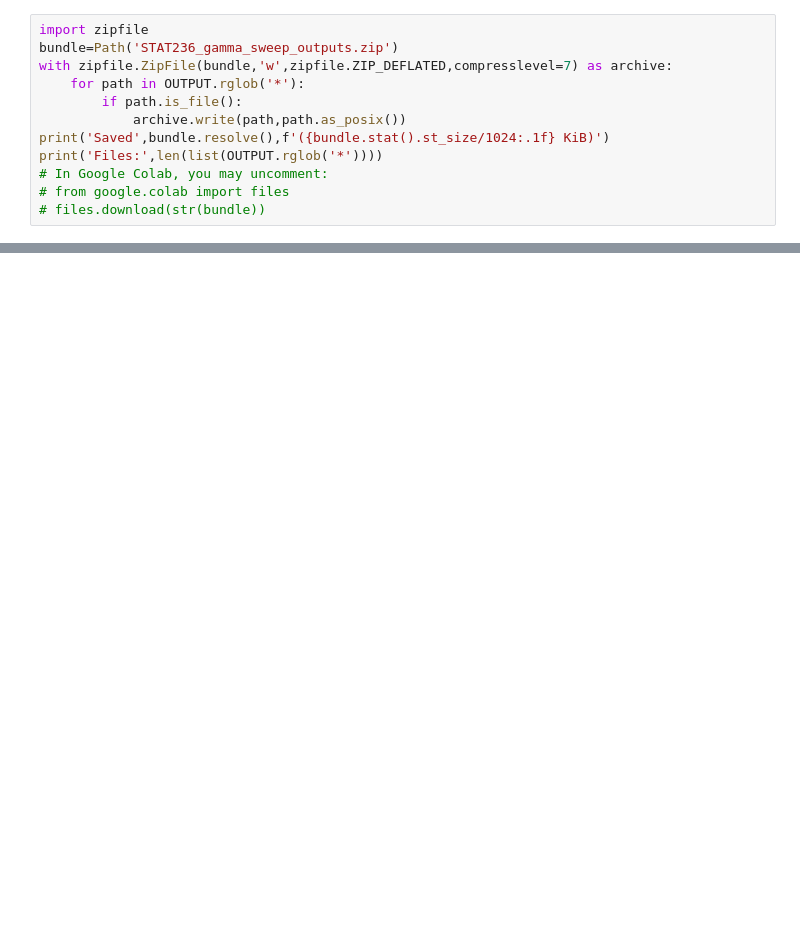
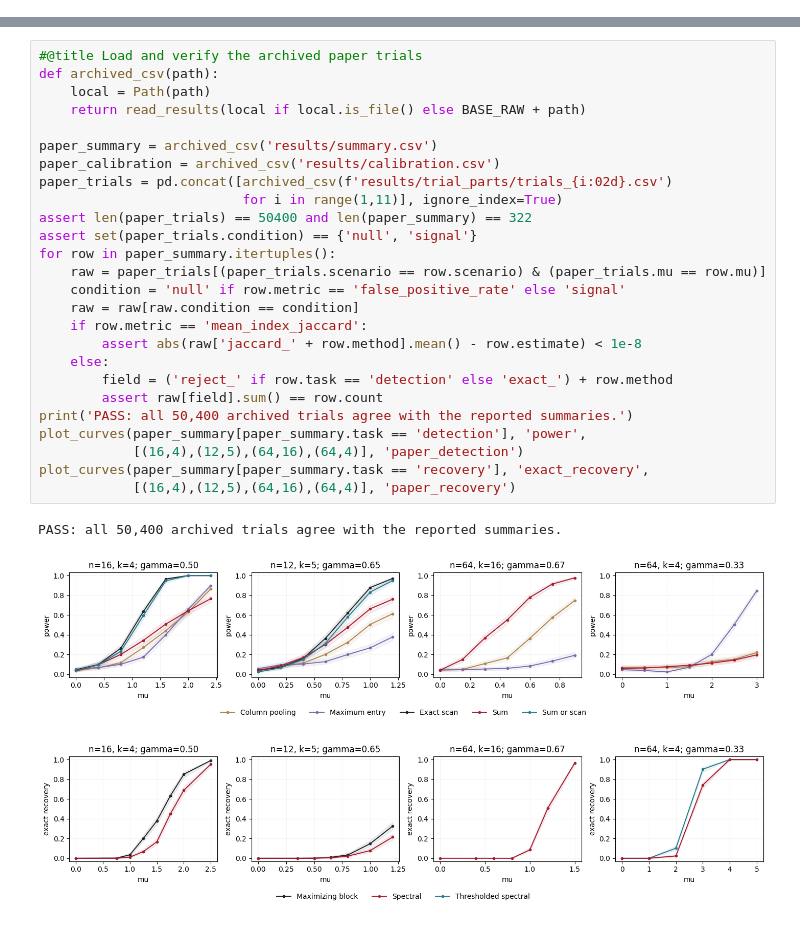
Before and after one commit to avchadha/STAT-236-PROJECT-CHADHA-DOUGHAN, a Jupyter notebook: notebooks/STAT236_Sparse_Submatrix_Experiments.ipynb, the cells around one changed output, grey strips where cells are left out. Drawn from its saved outputs; the diff is of its cells as text; blank space fills up the shorter version.

Commit message:
Make notebook standalone with verified regime and threshold sweeps

```diff
--- a/notebooks/STAT236_Sparse_Submatrix_Experiments.ipynb
+++ b/notebooks/STAT236_Sparse_Submatrix_Experiments.ipynb
@@ -882,12 +0,0 @@ In a new Colab session, you can rerun just one matrix size by setting `ONLY_N`,
-# %%
-import zipfile
-bundle=Path('STAT236_gamma_sweep_outputs.zip')
-with zipfile.ZipFile(bundle,'w',zipfile.ZIP_DEFLATED,compresslevel=7) as archive:
-    for path in OUTPUT.rglob('*'):
-        if path.is_file():
-            archive.write(path,path.as_posix())
-print('Saved',bundle.resolve(),f'({bundle.stat().st_size/1024:.1f} KiB)')
-print('Files:',len(list(OUTPUT.rglob('*'))))
-# In Google Colab, you may uncomment:
-# from google.colab import files
-# files.download(str(bundle))
@@ -909,0 +695,30 @@ Files: 108
+# %%
+#@title Load and verify the archived paper trials
+def archived_csv(path):
+    local = Path(path)
+    return read_results(local if local.is_file() else BASE_RAW + path)
+
+paper_summary = archived_csv('results/summary.csv')
+paper_calibration = archived_csv('results/calibration.csv')
+paper_trials = pd.concat([archived_csv(f'results/trial_parts/trials_{i:02d}.csv')
+                          for i in range(1,11)], ignore_index=True)
+assert len(paper_trials) == 50400 and len(paper_summary) == 322
+assert set(paper_trials.condition) == {'null', 'signal'}
+for row in paper_summary.itertuples():
+    raw = paper_trials[(paper_trials.scenario == row.scenario) & (paper_trials.mu == row.mu)]
+    condition = 'null' if row.metric == 'false_positive_rate' else 'signal'
+    raw = raw[raw.condition == condition]
+    if row.metric == 'mean_index_jaccard':
+        assert abs(raw['jaccard_' + row.method].mean() - row.estimate) < 1e-8
+    else:
+        field = ('reject_' if row.task == 'detection' else 'exact_') + row.method
+        assert raw[field].sum() == row.count
+print('PASS: all 50,400 archived trials agree with the reported summaries.')
+plot_curves(paper_summary[paper_summary.task == 'detection'], 'power',
+            [(16,4),(12,5),(64,16),(64,4)], 'paper_detection')
+plot_curves(paper_summary[paper_summary.task == 'recovery'], 'exact_recovery',
+            [(16,4),(12,5),(64,16),(64,4)], 'paper_recovery')
+# %% [output]
+PASS: all 50,400 archived trials agree with the reported summaries.
+[figure, added]
+[figure, added]
```
Also changed, not shown: parts of 64 cells of this notebook, 23 other files.
